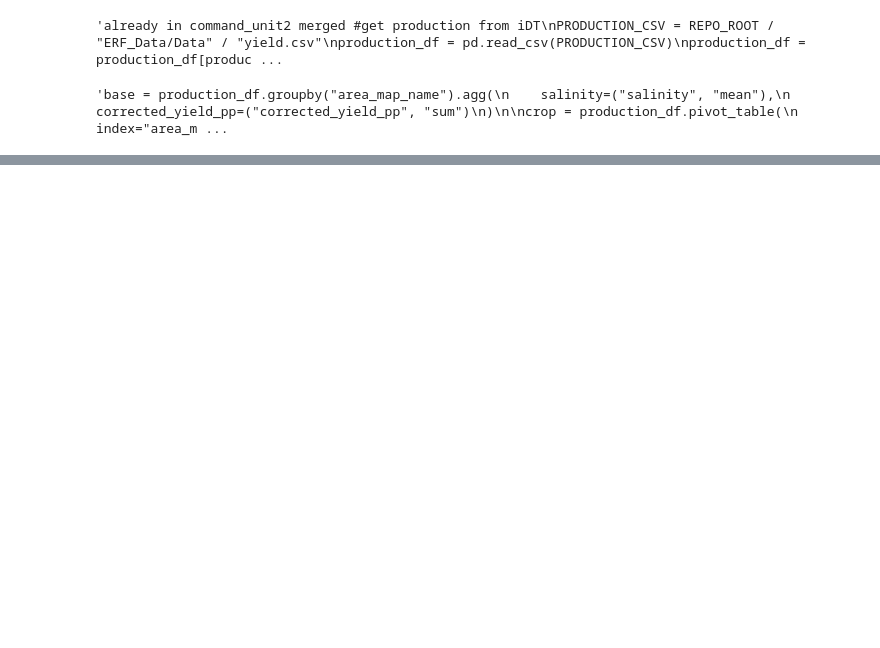
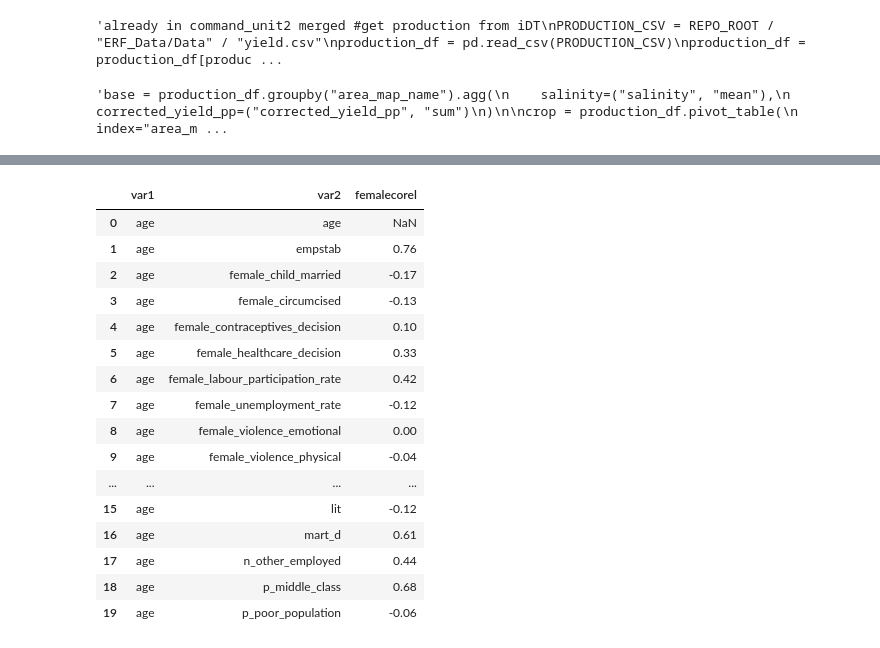
Before and after one commit to Deltares-research/egypt-survey-ml, a Jupyter notebook: notebooks/correlate-appended-survey-data_region.ipynb, the cells around one changed output, grey strips where cells are left out. Saved outputs shown, nothing was run; the diff lists cells and outputs as text; code cells hidden in the pictures; blank space fills up the shorter version.

Commit message:
correl

```diff
--- a/notebooks/correlate-appended-survey-data_region.ipynb
+++ b/notebooks/correlate-appended-survey-data_region.ipynb
@@ -402,0 +395,39 @@ corr.to_csv("female.csv")
+# %%
+corr.columns = corr.columns.str.replace(",", " ", regex=False)
+corr.index = corr.index.str.replace(",", " ", regex=False)
+
+# Convert correlation matrix to pairwise table
+mask = np.triu(np.ones(corr.shape), k=1).astype(bool)
+
+corr_long = (
+    corr.where(mask)
+        .stack()
+        .reset_index()
+)
+
+corr_long.columns = ["var1", "var2", "femalecorel"]
+
+# Round correlation values
+corr_long["femalecorel"] = corr_long["femalecorel"].round(2)
+
+corr_long.to_csv("male.csv", index=False)
+
+corr_long.head(20)
+# %% [output]
+|  | var1 | var2 | femalecorel |
+| 0 | age | age | NaN |
+| 1 | age | empstab | 0.76 |
+| 2 | age | female_child_married | -0.17 |
+| 3 | age | female_circumcised | -0.13 |
+| 4 | age | female_contraceptives_decision | 0.10 |
+| 5 | age | female_healthcare_decision | 0.33 |
+| 6 | age | female_labour_participation_rate | 0.42 |
+| 7 | age | female_unemployment_rate | -0.12 |
+| 8 | age | female_violence_emotional | 0.00 |
+| 9 | age | female_violence_physical | -0.04 |
+| ... | ... | ... | ... |
+| 15 | age | lit | -0.12 |
+| 16 | age | mart_d | 0.61 |
+| 17 | age | n_other_employed | 0.44 |
+| 18 | age | p_middle_class | 0.68 |
+| 19 | age | p_poor_population | -0.06 |
```
Also changed, not shown: parts of 11 cells of this notebook, 6 other files.
